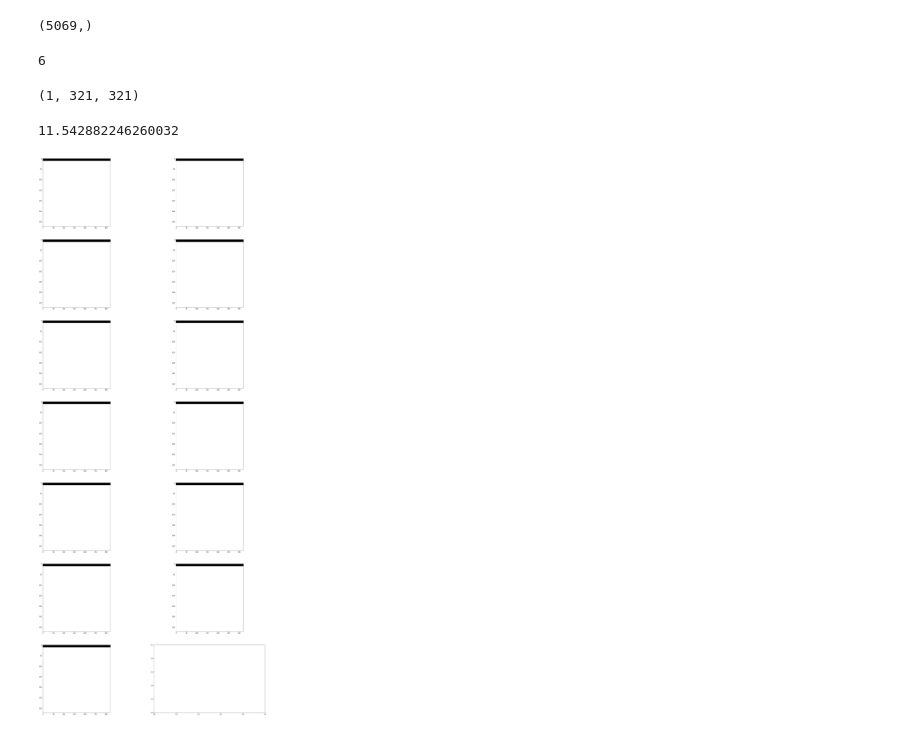
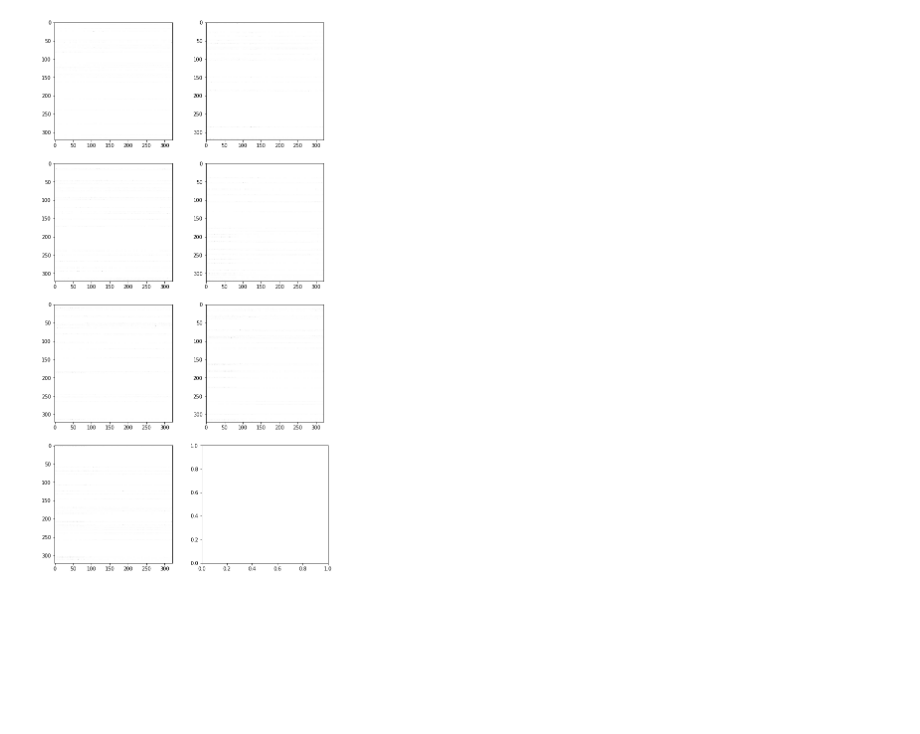
Before and after one commit to Kim-Ju-Hyeon/GSL, a Jupyter notebook: Jupyter Notebook/ECL_Result_Visualization.ipynb, the cells around one changed output. Cells and saved outputs as stored; diff of their text form; code cells hidden in the pictures; blank space fills up the shorter version.

```diff
--- a/Jupyter Notebook/ECL_Result_Visualization.ipynb
+++ b/Jupyter Notebook/ECL_Result_Visualization.ipynb
@@ -116,7 +118,7 @@ inv_preds = scaler.inv_scale(pred[batch])
 
 for ii in range(nrow):
     axes[ii].plot(x_axis[:input_length], inv_inputs[ii][0], label='Input')
-    axes[ii].plot(x_axis[:input_length], inv_backcast[ii], label='Backcast')
+#     axes[ii].plot(x_axis[:input_length], inv_backcast[ii], label='Backcast')
 
     axes[ii].plot(x_axis[input_length:], inv_target[ii], label='Target')
     axes[ii].plot(x_axis[input_length:], inv_preds[ii], label='Prediction')
@@ -187,36 +189,20 @@ for jj in range(singual_backcast.shape[1]):
-# %%
-test_result['attention_matrix'].shape
-# %% [output]
-(5069,)
-# %%
-len(test_result['attention_matrix'][0]['Trend'])
-# %% [output]
-6
-# %%
-test_result['attention_matrix'][0]['Trend'][0]
-# %% [output]
-(1, 321, 321)
-# %%
-np.log(321)*2
-# %% [output]
-11.542882246260032
 # %%
 nrows = config.forecasting_module.stack_num+config.forecasting_module.singular_stack_num
 
 fig, axes = plt.subplots(nrows=nrows, ncols=2,
-                        figsize=(5*ncol, 10*nrow))
+                        figsize=(10*ncol,5*nrows))
 
 attn = test_result['attention_matrix'][0]
 
 trend_attn = attn['Trend']
 season_attn = attn['Seasonality']
 singular_attn = attn['Singular']
 
 for ii in range(len(trend_attn)):
     axes[ii, 0].imshow(trend_attn[ii].squeeze(), cmap='Greys')
     axes[ii, 1].imshow(season_attn[ii].squeeze(), cmap='Greys')
 
 for i in range(len(singular_attn)):
     axes[ii+i+1, 0].imshow(singular_attn[i].squeeze(), cmap='Greys')
 # %% [output]
-[figure, old version]
+[figure, new version]
```
Also changed, not shown: parts of 7 cells of this notebook, 1 other file.
